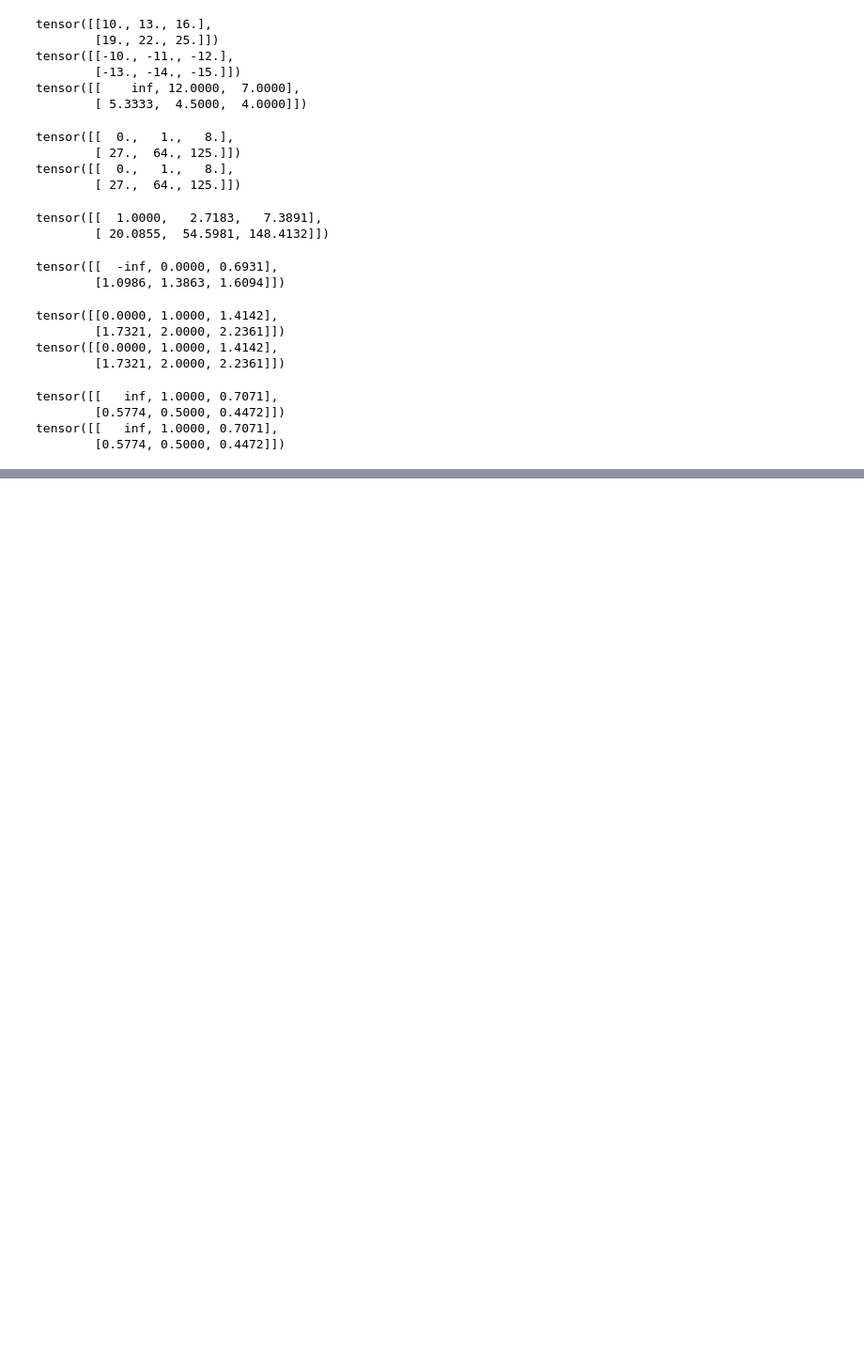
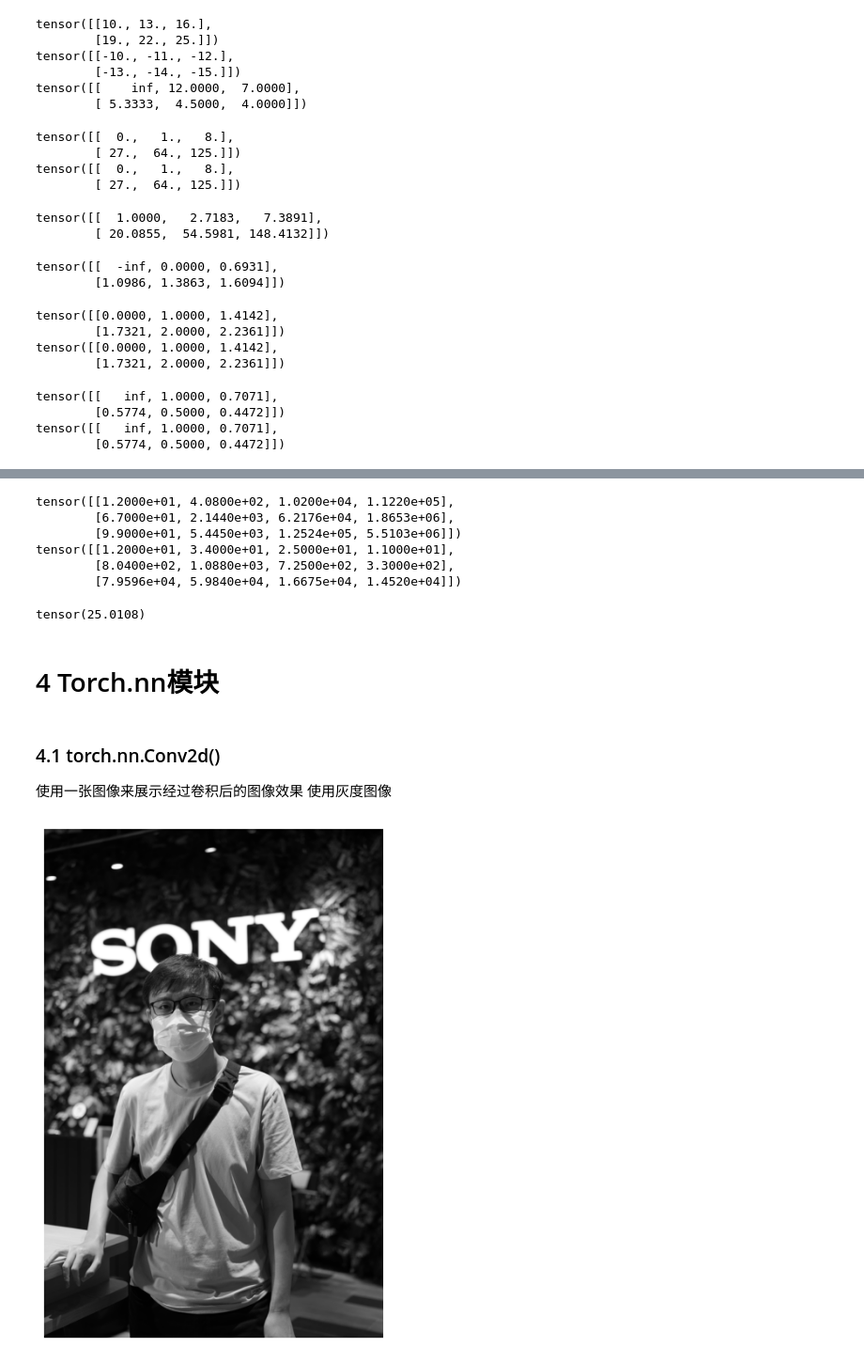
Before and after one commit to WAVEYUHAITAO/Machine-learning, a Jupyter notebook: EE_6227/ML_ASSIGNMENT/pytorch_basic.ipynb, the cells around one changed output, grey strips where cells are left out. Shown: that part at 94% size. Drawn from its saved outputs; the diff is of its cells as text; code cells hidden in the pictures; blank space fills up the shorter version.

```diff
--- a/EE_6227/ML_ASSIGNMENT/pytorch_basic.ipynb
+++ b/EE_6227/ML_ASSIGNMENT/pytorch_basic.ipynb
@@ -720,0 +988,23 @@ tensor([[   inf, 1.0000, 0.7071],
+# %%
+## 按照行计算累乘积
+print(torch.cumprod(B,dim=1))
+## 按照列计算累乘积
+print(torch.cumprod(B,dim=0))
+# %% [output]
+tensor([[1.2000e+01, 4.0800e+02, 1.0200e+04, 1.1220e+05],
+        [6.7000e+01, 2.1440e+03, 6.2176e+04, 1.8653e+06],
+        [9.9000e+01, 5.4450e+03, 1.2524e+05, 5.5103e+06]])
+tensor([[1.2000e+01, 3.4000e+01, 2.5000e+01, 1.1000e+01],
+        [8.0400e+02, 1.0880e+03, 7.2500e+02, 3.3000e+02],
+        [7.9596e+04, 5.9840e+04, 1.6675e+04, 1.4520e+04]])
+# %%
+## 标准差
+print(torch.std(A))
+# %% [output]
+tensor(25.0108)
+# %% [markdown]
+# 4 Torch.nn模块
+# %% [markdown]
+### 4.1 torch.nn.Conv2d()
+使用一张图像来展示经过卷积后的图像效果
+使用灰度图像
@@ -720,0 +1018,13 @@ tensor([[   inf, 1.0000, 0.7071],
+# %%
+## 读取图像--转化为灰度图片--转化为numpy数组
+myim = Image.open("E:\Repositories\Machine-learning\EE_6227\ML_ASSIGNMENT\DSC00010.JPG")
+myimgray = np.array(myim.convert("L"),dtype=np.float32)
+## 利用np.rot90来旋转图片90度，初始导入图片的方向是不对的
+myimrotate = np.rot90(myimgray)
+## 可视化图片
+plt.figure(figsize=(10,8))
+plt.imshow(myimrotate,cmap=plt.cm.gray)
+plt.axis("off")
+plt.show()
+# %% [output]
+[figure, added]
```
Also changed, not shown: parts of 30 cells of this notebook, 1 other file.
